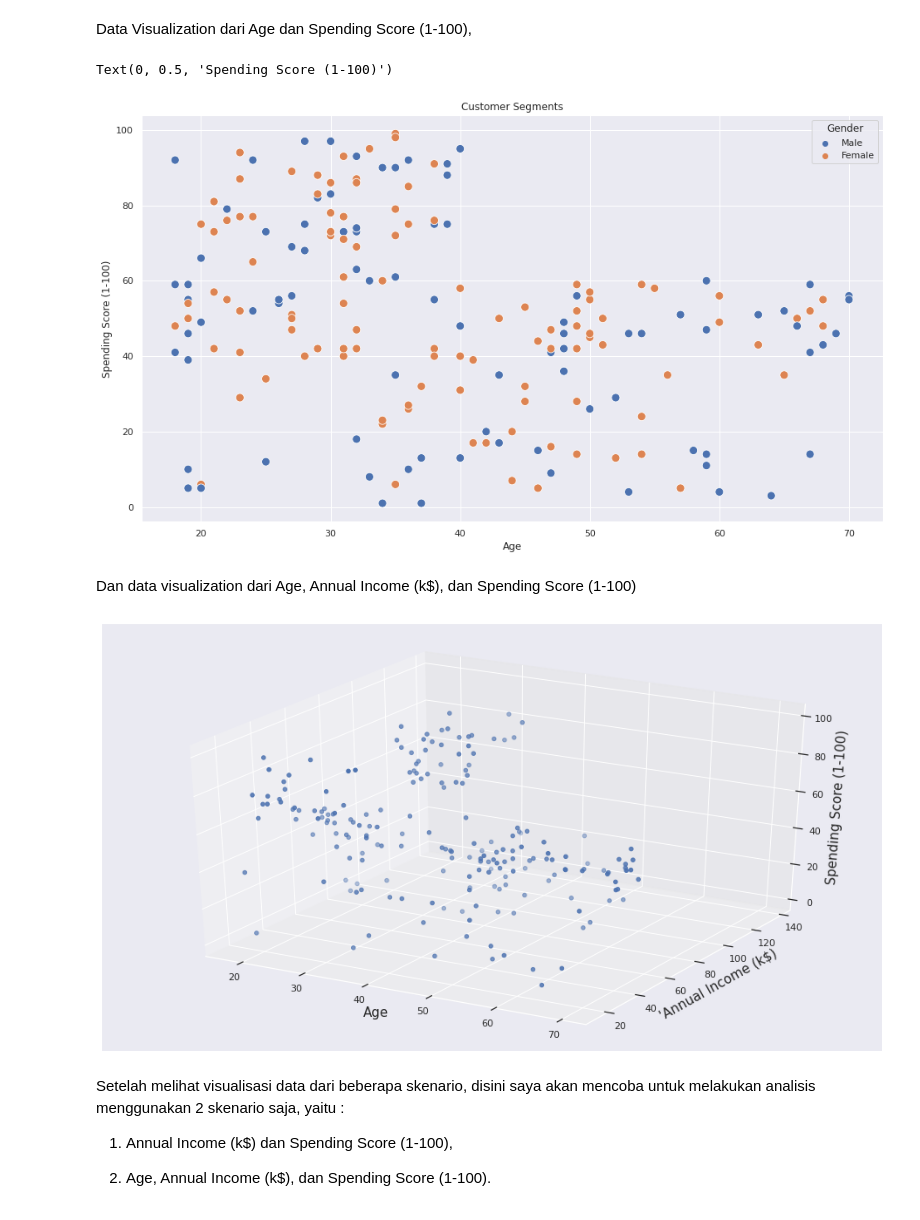
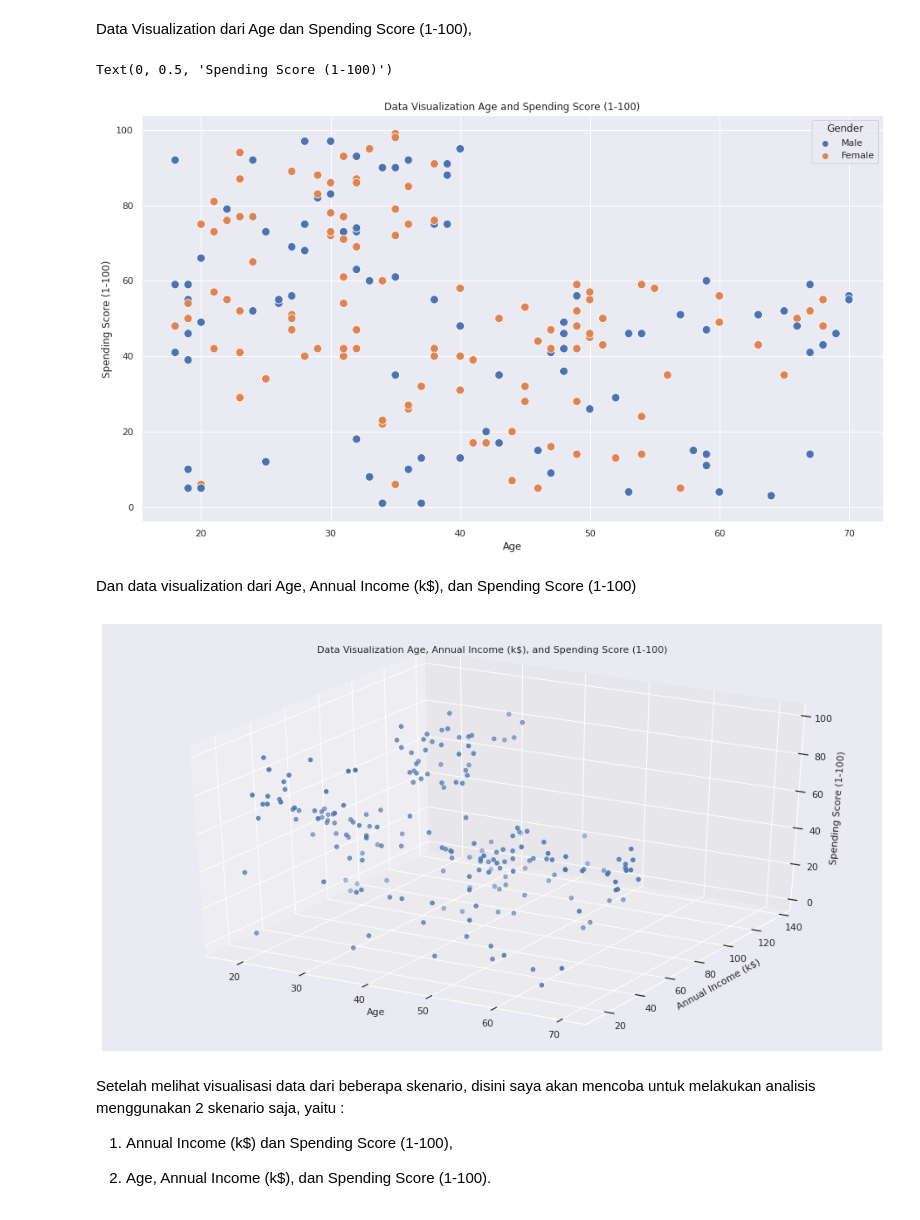
Before and after one commit to dealtron/Mall-Clustering, a Jupyter notebook: Mall_Clustering.ipynb, the cells around one changed output. Saved outputs shown, nothing was run; the diff lists cells and outputs as text; code cells hidden in the pictures.

```diff
--- a/Mall_Clustering.ipynb
+++ b/Mall_Clustering.ipynb
@@ -202,25 +202,26 @@ plt.rcParams['figure.figsize'] = (16, 9)
 
 # Visualizing the Data
 sns.scatterplot(x='Age', y='Spending Score (1-100)', hue='Gender', data=df_mall, s=100)
-plt.title('Customer Segments')
+plt.title('Data Visualization Age and Spending Score (1-100)')
 plt.xlabel('Age')
 plt.ylabel('Spending Score (1-100)')
 # %% [output]
 Text(0, 0.5, 'Spending Score (1-100)')
-[figure, old version]
+[figure, new version]
 # %% [markdown]
 Dan data visualization dari Age, Annual Income (k$), dan Spending Score (1-100)
 # %%
 fig=plt.figure()
 ax = fig.add_subplot(111, projection='3d')
 ax.scatter(df_mall['Age'], df_mall['Annual Income (k$)'], df_mall['Spending Score (1-100)'], s=20)
-ax.set_xlabel("Age",fontsize=15)
-ax.set_ylabel("'Annual Income (k$)",fontsize=15)
-ax.set_zlabel('Spending Score (1-100)',fontsize=15)
+ax.set_xlabel('Age',fontsize=11)
+ax.set_title('Data Visualization Age, Annual Income (k$), and Spending Score (1-100)',fontsize=11)
+ax.set_ylabel('Annual Income (k$)',fontsize=11)
+ax.set_zlabel('Spending Score (1-100)',fontsize=11)
 ax.view_init()
 plt.show()
 # %% [output]
-[figure, old version]
+[figure, new version]
 # %% [markdown]
 Setelah melihat visualisasi data dari beberapa skenario, disini saya akan mencoba untuk melakukan analisis menggunakan 2 skenario saja, yaitu :
 
```
Also changed, not shown: parts of 10 cells of this notebook.
